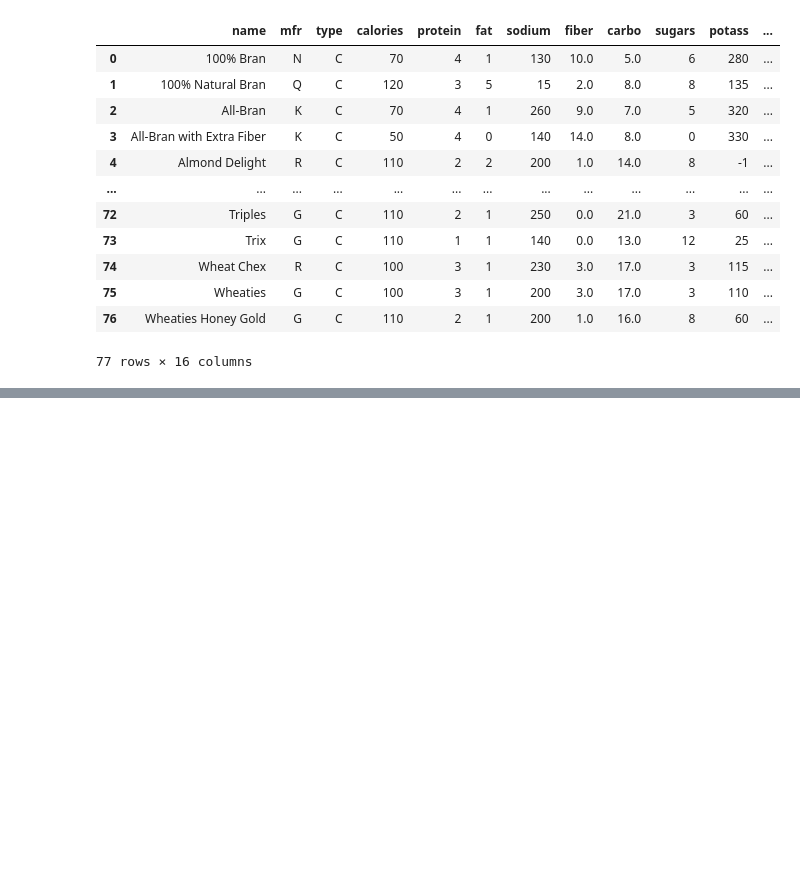
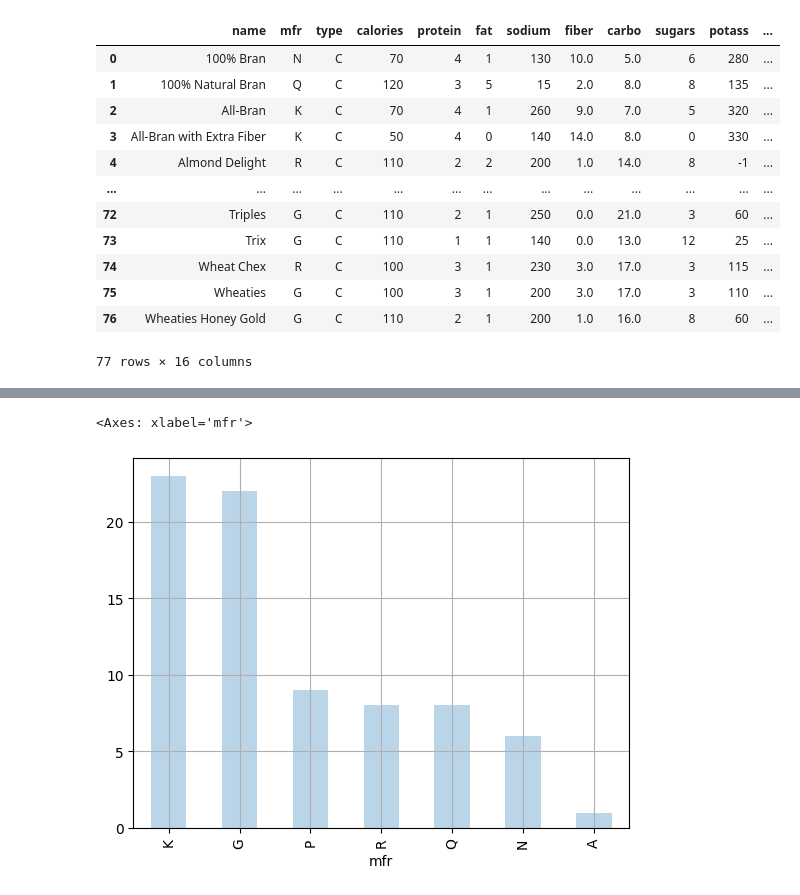
Before and after one commit to AriBarrosFilho/Aprendendo_Python, a Jupyter notebook: teste.ipynb, the cells around one changed output, grey strips where cells are left out. Saved outputs shown, nothing was run; the diff lists cells and outputs as text; code cells hidden in the pictures; blank space fills up the shorter version.

```diff
--- a/teste.ipynb
+++ b/teste.ipynb
@@ -394,0 +337,5 @@ NoneType
+# %%
+df_cereal["mfr"].value_counts().plot(kind = "bar", grid = True, alpha = 0.3)
+# %% [output]
+<Axes: xlabel='mfr'>
+[figure, added]
```
Also changed, not shown: parts of 17 cells of this notebook, 1 other file.
